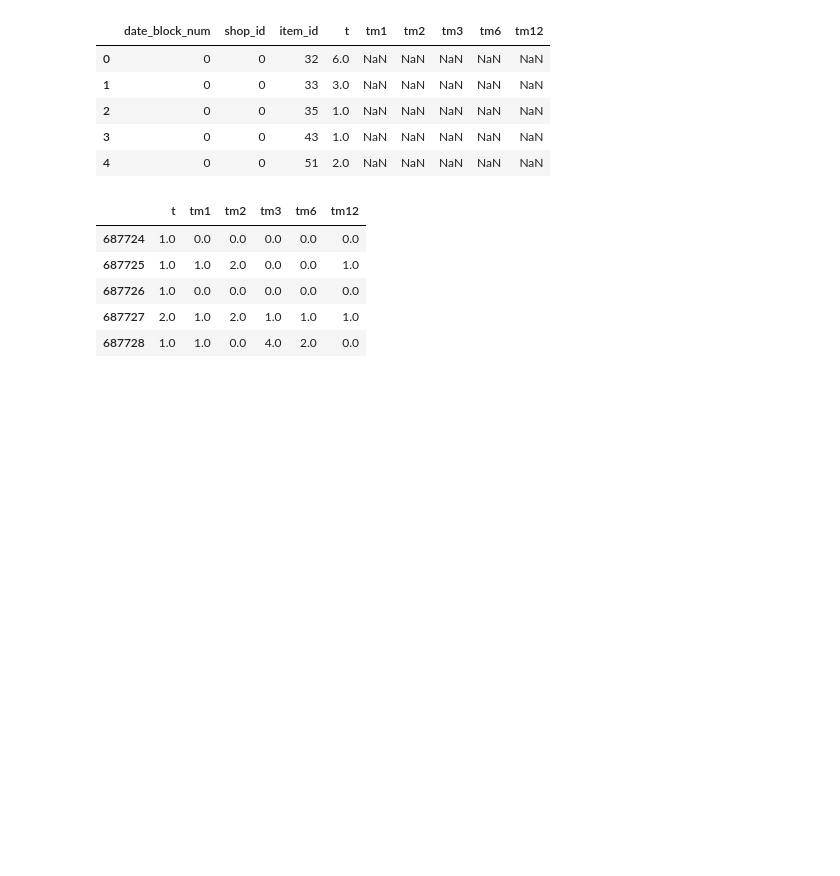
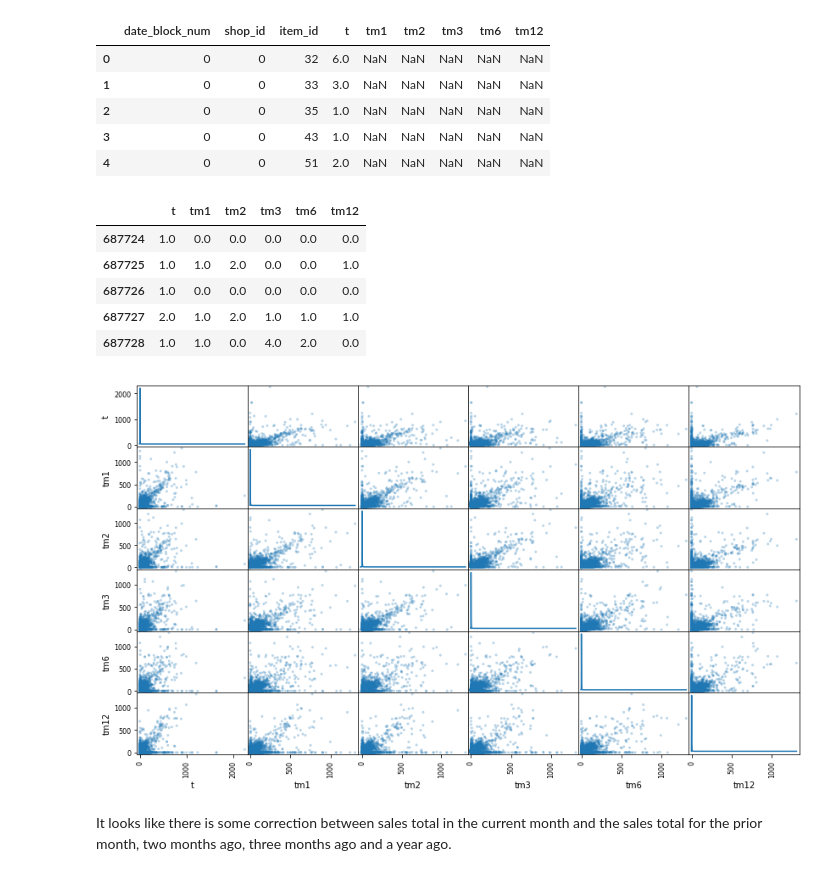
Before and after one commit to dylan-chu/Machine-Learning-Capstone, a Jupyter notebook: data_exploration.ipynb, the cells around one changed output. Cells and saved outputs as stored; diff of their text form; code cells hidden in the pictures; blank space fills up the shorter version.

Commit message:
Add data exploration notebook

```diff
--- a/data_exploration.ipynb
+++ b/data_exploration.ipynb
@@ -182,3 +180,10 @@ item_sales_data.head()
 | 687726 | 1.0 | 0.0 | 0.0 | 0.0 | 0.0 | 0.0 |
 | 687727 | 2.0 | 1.0 | 2.0 | 1.0 | 1.0 | 1.0 |
 | 687728 | 1.0 | 1.0 | 0.0 | 4.0 | 2.0 | 0.0 |
+# %%
+#Plot scatter matrix to look at correlation between counts in different months
+pd.plotting.scatter_matrix(item_sales_data, alpha = 0.3, figsize = (12,12), diagonal = 'hist');
+# %% [output]
+[figure, added]
+# %% [markdown]
+It looks like there is some correction between sales total in the current month and the sales total for the prior month, two months ago, three months ago and a year ago.
```
Also changed, not shown: parts of 25 cells of this notebook.
